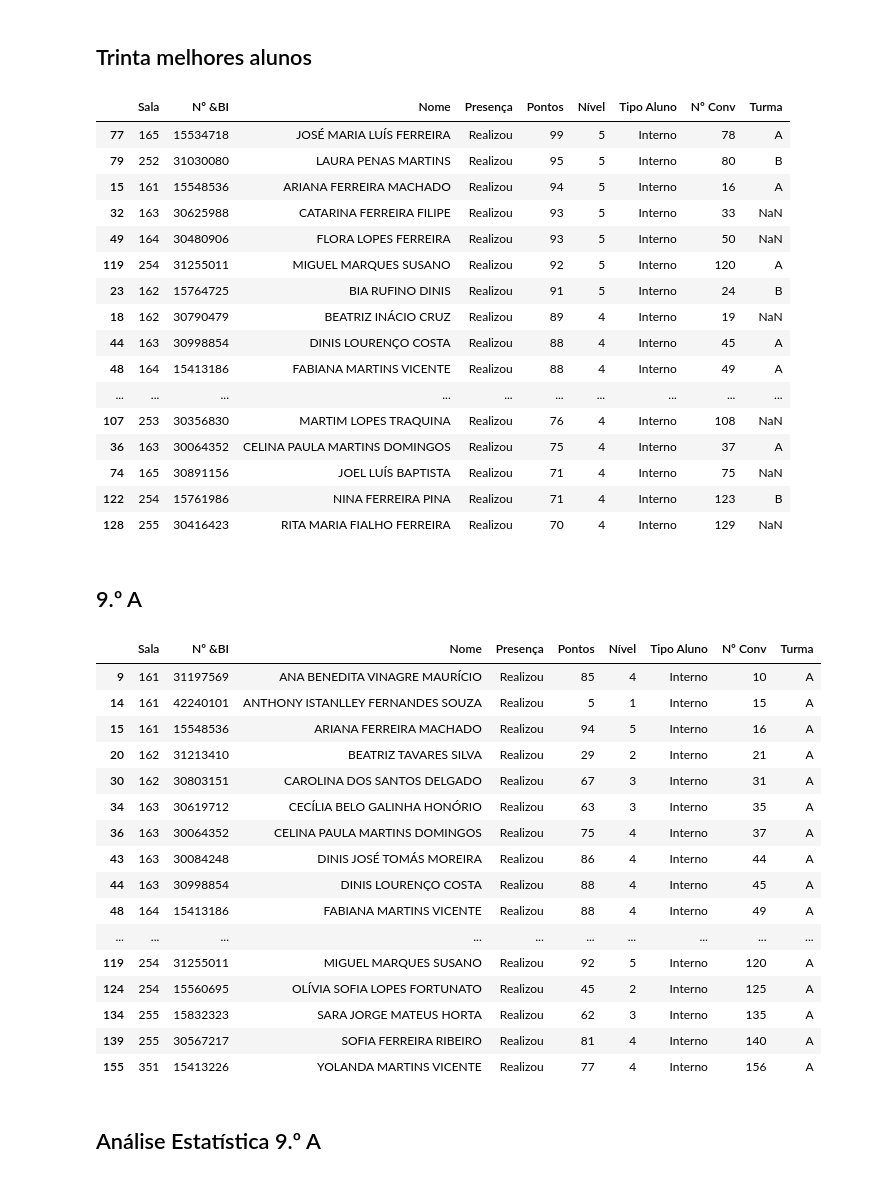
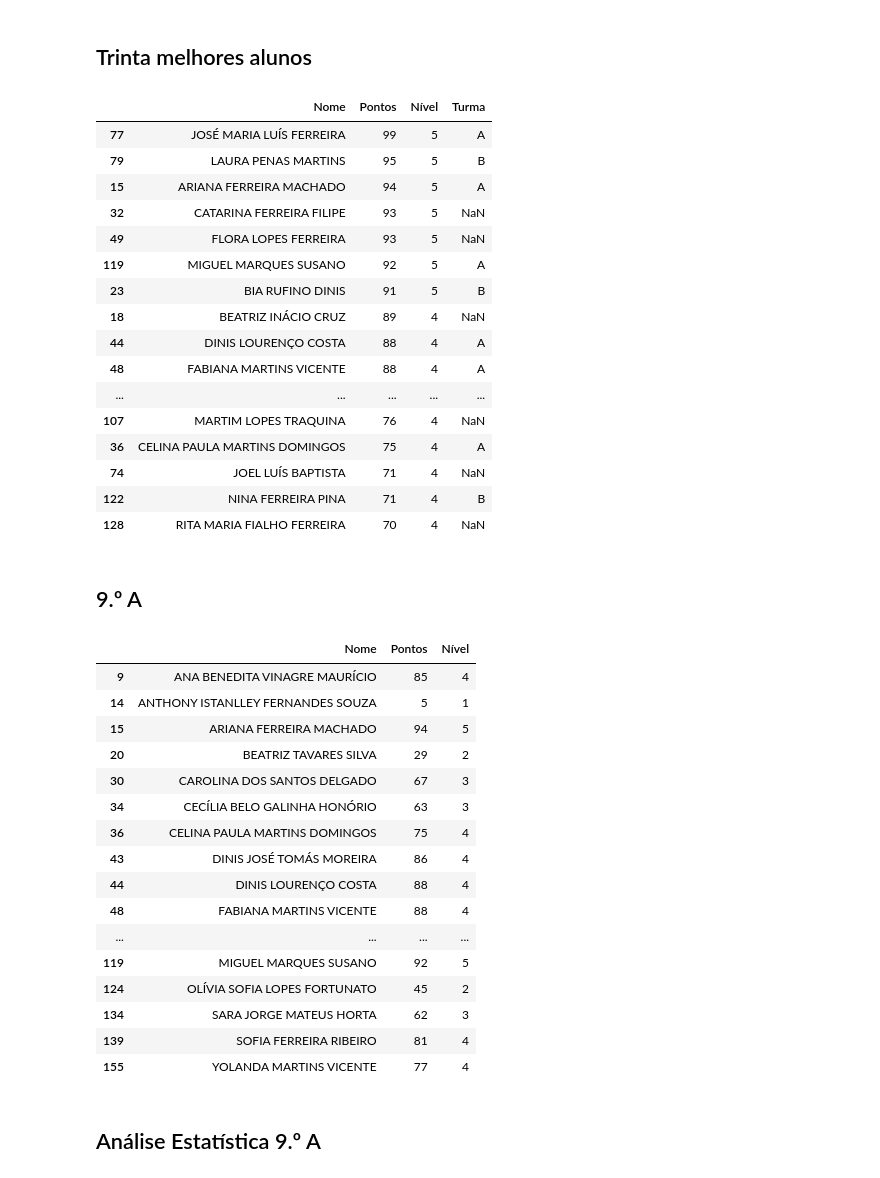
Before and after one commit to pjocoelho/Jupyter, a Jupyter notebook: Prova_Mat_9_ECB.ipynb, the cells around one changed output. Drawn from its saved outputs; the diff is of its cells as text; code cells hidden in the pictures.

```diff
--- a/Prova_Mat_9_ECB.ipynb
+++ b/Prova_Mat_9_ECB.ipynb
@@ -35,48 +35,49 @@ tabela[["Pontos", "Nível"]].describe()
 # %% [markdown]
 ## Trinta melhores alunos
 # %%
-tabela.sort_values(by=['Pontos', 'Nível'], ascending=False).head(30)
+tabela2 = tabela[["Nome", "Pontos", "Nível", "Turma"]]
+tabela2.sort_values(by=['Pontos', 'Nível'], ascending=False).head(30)
 # %% [output]
-|  | Sala | Nº &BI | Nome | Presença | Pontos | Nível | Tipo Aluno | Nº Conv | Turma |
-| 77 | 165 | 15534718 | JOSÉ MARIA LUÍS FERREIRA | Realizou | 99 | 5 | Interno | 78 | A |
-| 79 | 252 | 31030080 | LAURA PENAS MARTINS | Realizou | 95 | 5 | Interno | 80 | B |
-| 15 | 161 | 15548536 | ARIANA FERREIRA MACHADO | Realizou | 94 | 5 | Interno | 16 | A |
-| 32 | 163 | 30625988 | CATARINA FERREIRA FILIPE | Realizou | 93 | 5 | Interno | 33 | NaN |
-| 49 | 164 | 30480906 | FLORA LOPES FERREIRA | Realizou | 93 | 5 | Interno | 50 | NaN |
-| 119 | 254 | 31255011 | MIGUEL MARQUES SUSANO | Realizou | 92 | 5 | Interno | 120 | A |
-| 23 | 162 | 15764725 | BIA RUFINO DINIS | Realizou | 91 | 5 | Interno | 24 | B |
-| 18 | 162 | 30790479 | BEATRIZ INÁCIO CRUZ | Realizou | 89 | 4 | Interno | 19 | NaN |
-| 44 | 163 | 30998854 | DINIS LOURENÇO COSTA | Realizou | 88 | 4 | Interno | 45 | A |
-| 48 | 164 | 15413186 | FABIANA MARTINS VICENTE | Realizou | 88 | 4 | Interno | 49 | A |
-| ... | ... | ... | ... | ... | ... | ... | ... | ... | ... |
-| 107 | 253 | 30356830 | MARTIM LOPES TRAQUINA | Realizou | 76 | 4 | Interno | 108 | NaN |
-| 36 | 163 | 30064352 | CELINA PAULA MARTINS DOMINGOS | Realizou | 75 | 4 | Interno | 37 | A |
-| 74 | 165 | 30891156 | JOEL LUÍS BAPTISTA | Realizou | 71 | 4 | Interno | 75 | NaN |
-| 122 | 254 | 15761986 | NINA FERREIRA PINA | Realizou | 71 | 4 | Interno | 123 | B |
-| 128 | 255 | 30416423 | RITA MARIA FIALHO FERREIRA | Realizou | 70 | 4 | Interno | 129 | NaN |
+|  | Nome | Pontos | Nível | Turma |
+| 77 | JOSÉ MARIA LUÍS FERREIRA | 99 | 5 | A |
+| 79 | LAURA PENAS MARTINS | 95 | 5 | B |
+| 15 | ARIANA FERREIRA MACHADO | 94 | 5 | A |
+| 32 | CATARINA FERREIRA FILIPE | 93 | 5 | NaN |
+| 49 | FLORA LOPES FERREIRA | 93 | 5 | NaN |
+| 119 | MIGUEL MARQUES SUSANO | 92 | 5 | A |
+| 23 | BIA RUFINO DINIS | 91 | 5 | B |
+| 18 | BEATRIZ INÁCIO CRUZ | 89 | 4 | NaN |
+| 44 | DINIS LOURENÇO COSTA | 88 | 4 | A |
+| 48 | FABIANA MARTINS VICENTE | 88 | 4 | A |
+| ... | ... | ... | ... | ... |
+| 107 | MARTIM LOPES TRAQUINA | 76 | 4 | NaN |
+| 36 | CELINA PAULA MARTINS DOMINGOS | 75 | 4 | A |
+| 74 | JOEL LUÍS BAPTISTA | 71 | 4 | NaN |
+| 122 | NINA FERREIRA PINA | 71 | 4 | B |
+| 128 | RITA MARIA FIALHO FERREIRA | 70 | 4 | NaN |
 # %% [markdown]
 ## 9.º A
 # %%
-turma_A = tabela.loc[tabela["Turma"] == "A"]
+turma_A = tabela.loc[tabela["Turma"] == "A", ["Nome", "Pontos", "Nível"]]
 display(turma_A)
 # %% [output]
-|  | Sala | Nº &BI | Nome | Presença | Pontos | Nível | Tipo Aluno | Nº Conv | Turma |
-| 9 | 161 | 31197569 | ANA BENEDITA VINAGRE MAURÍCIO | Realizou | 85 | 4 | Interno | 10 | A |
-| 14 | 161 | 42240101 | ANTHONY ISTANLLEY FERNANDES SOUZA | Realizou | 5 | 1 | Interno | 15 | A |
-| 15 | 161 | 15548536 | ARIANA FERREIRA MACHADO | Realizou | 94 | 5 | Interno | 16 | A |
-| 20 | 162 | 31213410 | BEATRIZ TAVARES SILVA | Realizou | 29 | 2 | Interno | 21 | A |
-| 30 | 162 | 30803151 | CAROLINA DOS SANTOS DELGADO | Realizou | 67 | 3 | Interno | 31 | A |
-| 34 | 163 | 30619712 | CECÍLIA BELO GALINHA HONÓRIO | Realizou | 63 | 3 | Interno | 35 | A |
-| 36 | 163 | 30064352 | CELINA PAULA MARTINS DOMINGOS | Realizou | 75 | 4 | Interno | 37 | A |
-| 43 | 163 | 30084248 | DINIS JOSÉ TOMÁS MOREIRA | Realizou | 86 | 4 | Interno | 44 | A |
-| 44 | 163 | 30998854 | DINIS LOURENÇO COSTA | Realizou | 88 | 4 | Interno | 45 | A |
-| 48 | 164 | 15413186 | FABIANA MARTINS VICENTE | Realizou | 88 | 4 | Interno | 49 | A |
-| ... | ... | ... | ... | ... | ... | ... | ... | ... | ... |
-| 119 | 254 | 31255011 | MIGUEL MARQUES SUSANO | Realizou | 92 | 5 | Interno | 120 | A |
-| 124 | 254 | 15560695 | OLÍVIA SOFIA LOPES FORTUNATO | Realizou | 45 | 2 | Interno | 125 | A |
-| 134 | 255 | 15832323 | SARA JORGE MATEUS HORTA | Realizou | 62 | 3 | Interno | 135 | A |
-| 139 | 255 | 30567217 | SOFIA FERREIRA RIBEIRO | Realizou | 81 | 4 | Interno | 140 | A |
-| 155 | 351 | 15413226 | YOLANDA MARTINS VICENTE | Realizou | 77 | 4 | Interno | 156 | A |
+|  | Nome | Pontos | Nível |
+| 9 | ANA BENEDITA VINAGRE MAURÍCIO | 85 | 4 |
+| 14 | ANTHONY ISTANLLEY FERNANDES SOUZA | 5 | 1 |
+| 15 | ARIANA FERREIRA MACHADO | 94 | 5 |
+| 20 | BEATRIZ TAVARES SILVA | 29 | 2 |
+| 30 | CAROLINA DOS SANTOS DELGADO | 67 | 3 |
+| 34 | CECÍLIA BELO GALINHA HONÓRIO | 63 | 3 |
+| 36 | CELINA PAULA MARTINS DOMINGOS | 75 | 4 |
+| 43 | DINIS JOSÉ TOMÁS MOREIRA | 86 | 4 |
+| 44 | DINIS LOURENÇO COSTA | 88 | 4 |
+| 48 | FABIANA MARTINS VICENTE | 88 | 4 |
+| ... | ... | ... | ... |
+| 119 | MIGUEL MARQUES SUSANO | 92 | 5 |
+| 124 | OLÍVIA SOFIA LOPES FORTUNATO | 45 | 2 |
+| 134 | SARA JORGE MATEUS HORTA | 62 | 3 |
+| 139 | SOFIA FERREIRA RIBEIRO | 81 | 4 |
+| 155 | YOLANDA MARTINS VICENTE | 77 | 4 |
 # %% [markdown]
 ## Análise Estatística 9.º A
 # %%
```
Also changed, not shown: parts of 9 cells of this notebook.
